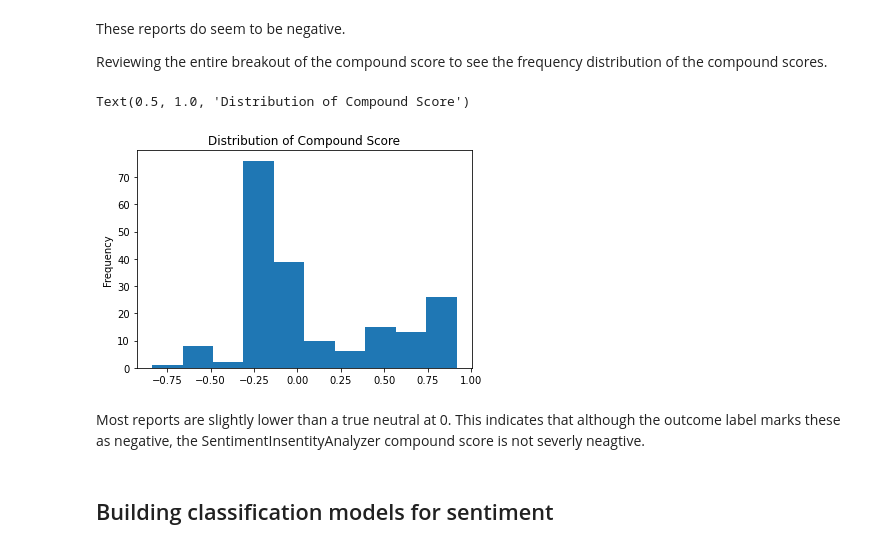
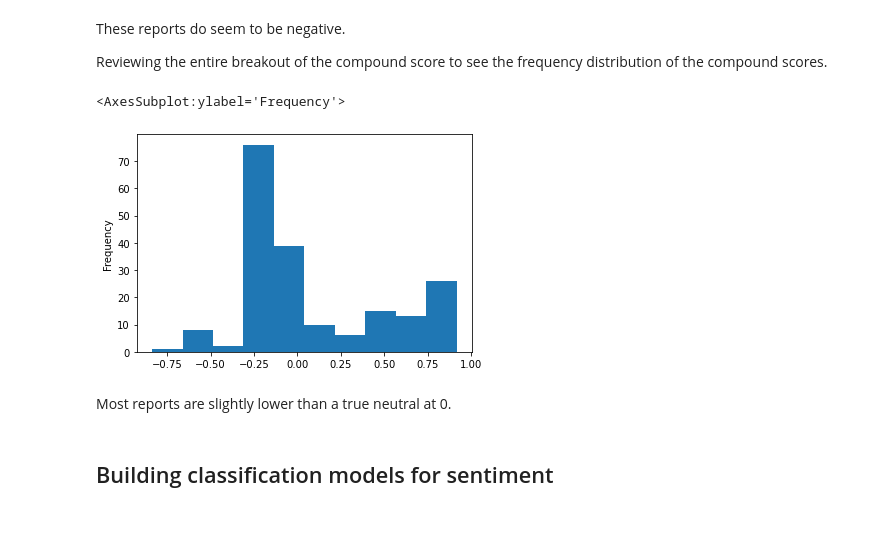
Before and after one commit to ngockle/Projects, a Jupyter notebook: Contact Report Analysis/Sentiment Analysis - Contact Reports.ipynb, the cells around one changed output. Saved outputs shown, nothing was run; the diff lists cells and outputs as text; code cells hidden in the pictures; blank space fills up the shorter version.

```diff
--- a/Contact Report Analysis/Sentiment Analysis - Contact Reports.ipynb
+++ b/Contact Report Analysis/Sentiment Analysis - Contact Reports.ipynb
@@ -229,14 +225,13 @@ These reports do seem to be negative.
 
 Reviewing the entire breakout of the compound score to see the frequency distribution of the compound scores.
 # %%
-#taking a look at the compound score to see the distribution
+#taking a look at the coupond score to see the distribution
 df['compound'].plot.hist(bins=10)
-plt.title('Distribution of Compound Score')
 # %% [output]
-Text(0.5, 1.0, 'Distribution of Compound Score')
+<AxesSubplot:ylabel='Frequency'>
-[figure, old version]
+[figure, new version]
 # %% [markdown]
-Most reports are slightly lower than a true neutral at 0. This indicates that although the outcome label marks these as negative, the SentimentInsentityAnalyzer compound score is not severly neagtive.
+Most reports are slightly lower than a true neutral at 0.
 # %% [markdown]
 ## Building classification models for sentiment
 # %% [markdown]
```
Also changed, not shown: parts of 38 cells of this notebook.
